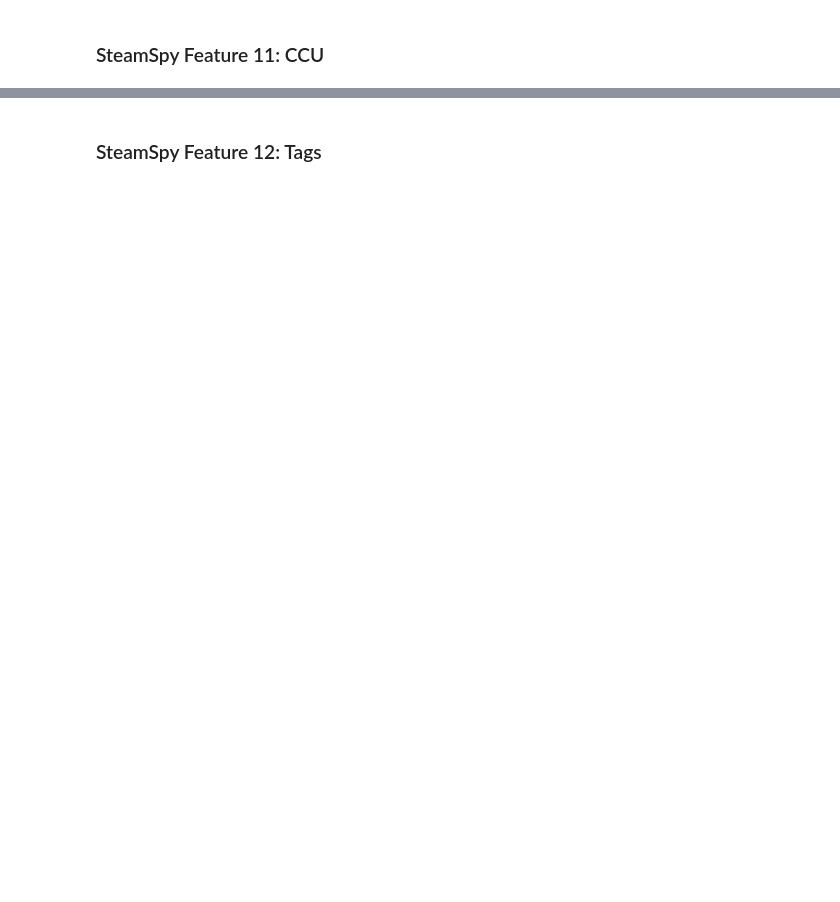
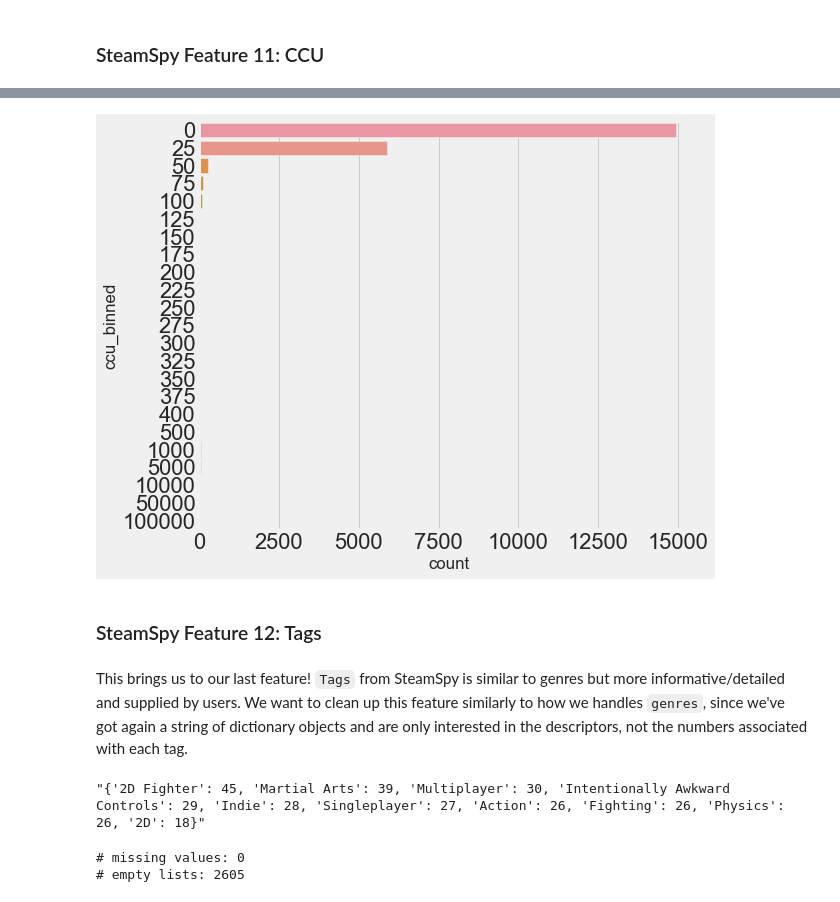
Before and after one commit to argwood/IndieP, a Jupyter notebook: IndieP_Data_Cleaning.ipynb, the cells around one changed output, grey strips where cells are left out. Drawn from its saved outputs; the diff is of its cells as text; code cells hidden in the pictures; blank space fills up the shorter version.

```diff
--- a/IndieP_Data_Cleaning.ipynb
+++ b/IndieP_Data_Cleaning.ipynb
@@ -1254,2 +1298,4 @@ The next four columns, `average_forever`, `average_2weeks`, `median_forever`, an
+# %%
+data_full = data_full.drop(columns=['initialprice','discount'])
 # %% [markdown]
 ### SteamSpy Feature 10: Genre
@@ -1256,2 +1319,4 @@ The next four columns, `average_forever`, `average_2weeks`, `median_forever`, an
+# %%
+data_full = data_full.drop(columns='genre')
 # %% [markdown]
 ### SteamSpy Feature 11: CCU
@@ -1257,0 +1358,10 @@ The next four columns, `average_forever`, `average_2weeks`, `median_forever`, an
+# %%
+def bin_ccu(df):
+    '''Bin the CCU to fit into chunks of 25, then tapering off to bin the large values'''
+
+    bins = [-1, 0, 25, 50, 75, 100, 125, 150, 175, 200, 225, 250, 275, 300, 325, 350, 375, 400, 500, 1000, 5000, 10000, 50000, 103000]
+    labels = [0, 25, 50, 75, 100, 125, 150, 175, 200, 225, 250, 275, 300, 325, 350, 375, 400, 500, 1000, 5000, 10000, 50000, 100000]
+    df['ccu_binned']=pd.cut(df['ccu'], bins = bins, labels = labels).astype(int)
+    return df
+# %%
+data_full = bin_ccu(data_full)
@@ -1257,0 +1388,8 @@ The next four columns, `average_forever`, `average_2weeks`, `median_forever`, an
+# %%
+sns.set(font_scale=2)
+plt.style.use('fivethirtyeight')
+
+fig = plt.figure(figsize=(8,7))
+sns.countplot(y="ccu_binned", data=data_full);
+# %% [output]
+[figure, added]
@@ -1258,2 +1398,14 @@ The next four columns, `average_forever`, `average_2weeks`, `median_forever`, an
 # %% [markdown]
 ### SteamSpy Feature 12: Tags
+# %% [markdown]
+This brings us to our last feature! `Tags` from SteamSpy is similar to genres but more informative/detailed and supplied by users. We want to clean up this feature similarly to how we handles `genres`, since we've got again a string of dictionary objects and are only interested in the descriptors, not the numbers associated with each tag.
+# %%
+data_full['tags'].iloc[0]
+# %% [output]
+"{'2D Fighter': 45, 'Martial Arts': 39, 'Multiplayer': 30, 'Intentionally Awkward Controls': 29, 'Indie': 28, 'Singleplayer': 27, 'Action': 26, 'Fighting': 26, 'Physics': 26, '2D': 18}"
+# %%
+print('# missing values:', data_full['tags'].isnull().sum())
+print('# empty lists:', data_full[data_full['tags'] == "[]"].shape[0])
+# %% [output]
+# missing values: 0
+# empty lists: 2605
```
Also changed, not shown: parts of 32 cells of this notebook, 1 other file.
